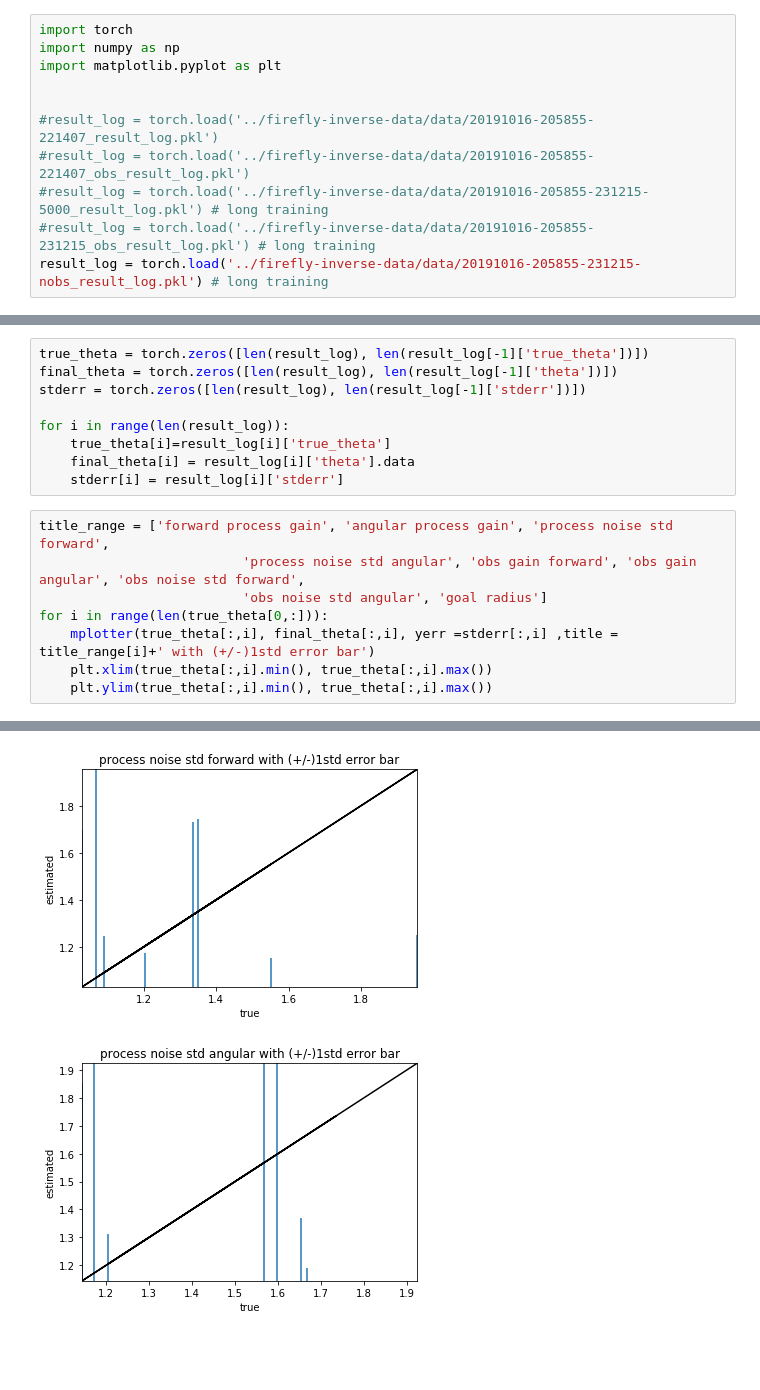
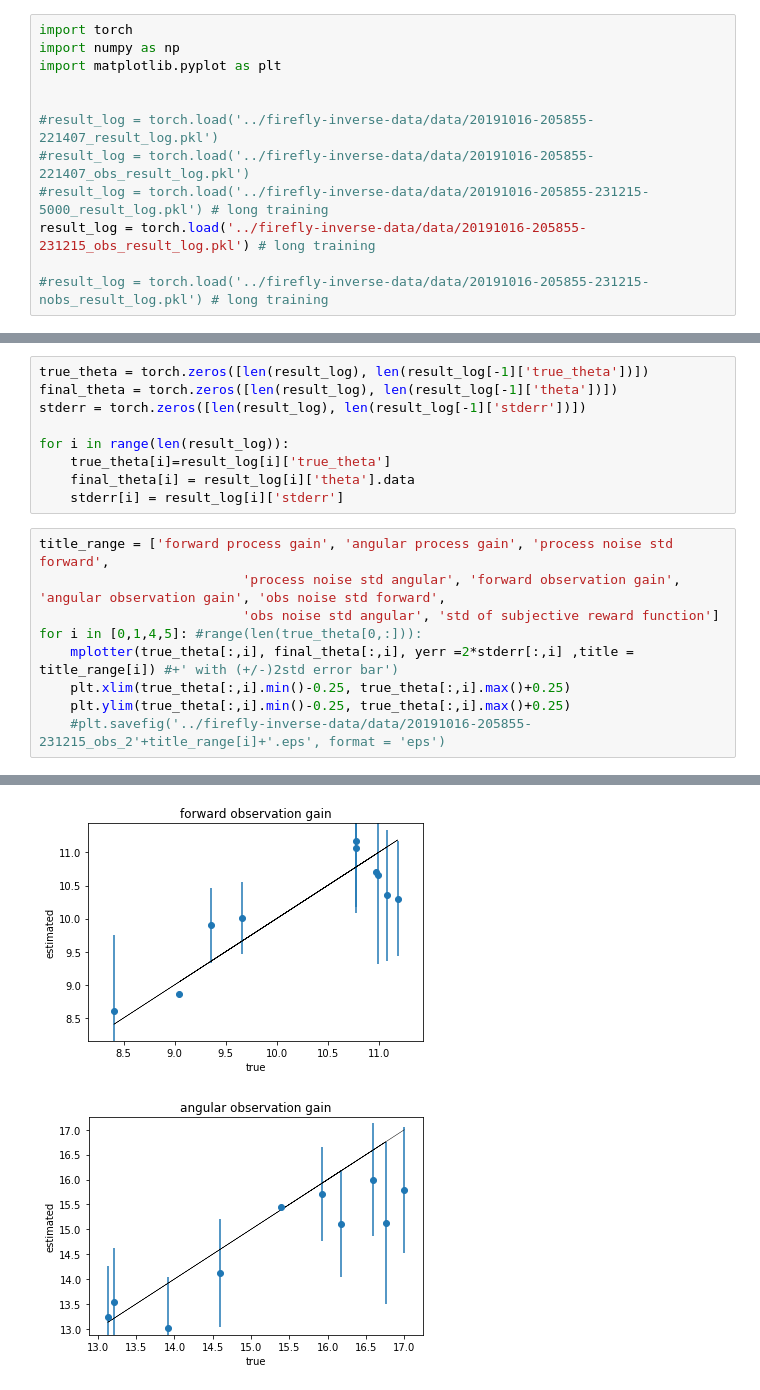
Before and after one commit to minhae0516/firefly-inverse, a Jupyter notebook: inverse_plotter.ipynb, the cells around one changed output, grey strips where cells are left out. Drawn from its saved outputs; the diff is of its cells as text; blank space fills up the shorter version.

```diff
--- a/inverse_plotter.ipynb
+++ b/inverse_plotter.ipynb
@@ -7,8 +7,9 @@ import matplotlib.pyplot as plt
 #result_log = torch.load('../firefly-inverse-data/data/20191016-205855-221407_result_log.pkl')
 #result_log = torch.load('../firefly-inverse-data/data/20191016-205855-221407_obs_result_log.pkl')
 #result_log = torch.load('../firefly-inverse-data/data/20191016-205855-231215-5000_result_log.pkl') # long training
-#result_log = torch.load('../firefly-inverse-data/data/20191016-205855-231215_obs_result_log.pkl') # long training
-result_log = torch.load('../firefly-inverse-data/data/20191016-205855-231215-nobs_result_log.pkl') # long training
+result_log = torch.load('../firefly-inverse-data/data/20191016-205855-231215_obs_result_log.pkl') # long training
+
+#result_log = torch.load('../firefly-inverse-data/data/20191016-205855-231215-nobs_result_log.pkl') # long training
 # %% [markdown]
 result = {'true_theta': true_theta,
               'initial_theta': ini_theta,
@@ -57,10 +58,11 @@ for i in range(len(result_log)):
     stderr[i] = result_log[i]['stderr']
 # %%
 title_range = ['forward process gain', 'angular process gain', 'process noise std forward',
-                          'process noise std angular', 'obs gain forward', 'obs gain angular', 'obs noise std forward',
-                          'obs noise std angular', 'goal radius']
-for i in range(len(true_theta[0,:])):
-    mplotter(true_theta[:,i], final_theta[:,i], yerr =stderr[:,i] ,title = title_range[i]+' with (+/-)1std error bar')
-    plt.xlim(true_theta[:,i].min(), true_theta[:,i].max())
-    plt.ylim(true_theta[:,i].min(), true_theta[:,i].max())
+                          'process noise std angular', 'forward observation gain', 'angular observation gain', 'obs noise std forward',
+                          'obs noise std angular', 'std of subjective reward function']
+for i in [0,1,4,5]: #range(len(true_theta[0,:])):
+    mplotter(true_theta[:,i], final_theta[:,i], yerr =2*stderr[:,i] ,title = title_range[i]) #+' with (+/-)2std error bar')
+    plt.xlim(true_theta[:,i].min()-0.25, true_theta[:,i].max()+0.25)
+    plt.ylim(true_theta[:,i].min()-0.25, true_theta[:,i].max()+0.25)
+    #plt.savefig('../firefly-inverse-data/data/20191016-205855-231215_obs_2'+title_range[i]+'.eps', format = 'eps')
 # %% [output]
@@ -69,2 +71,2 @@ for i in range(len(true_theta[0,:])):
-[figure, old version]
+[figure, new version]
-[figure, old version]
+[figure, new version]
```
Also changed, not shown: parts of 9 cells of this notebook.
